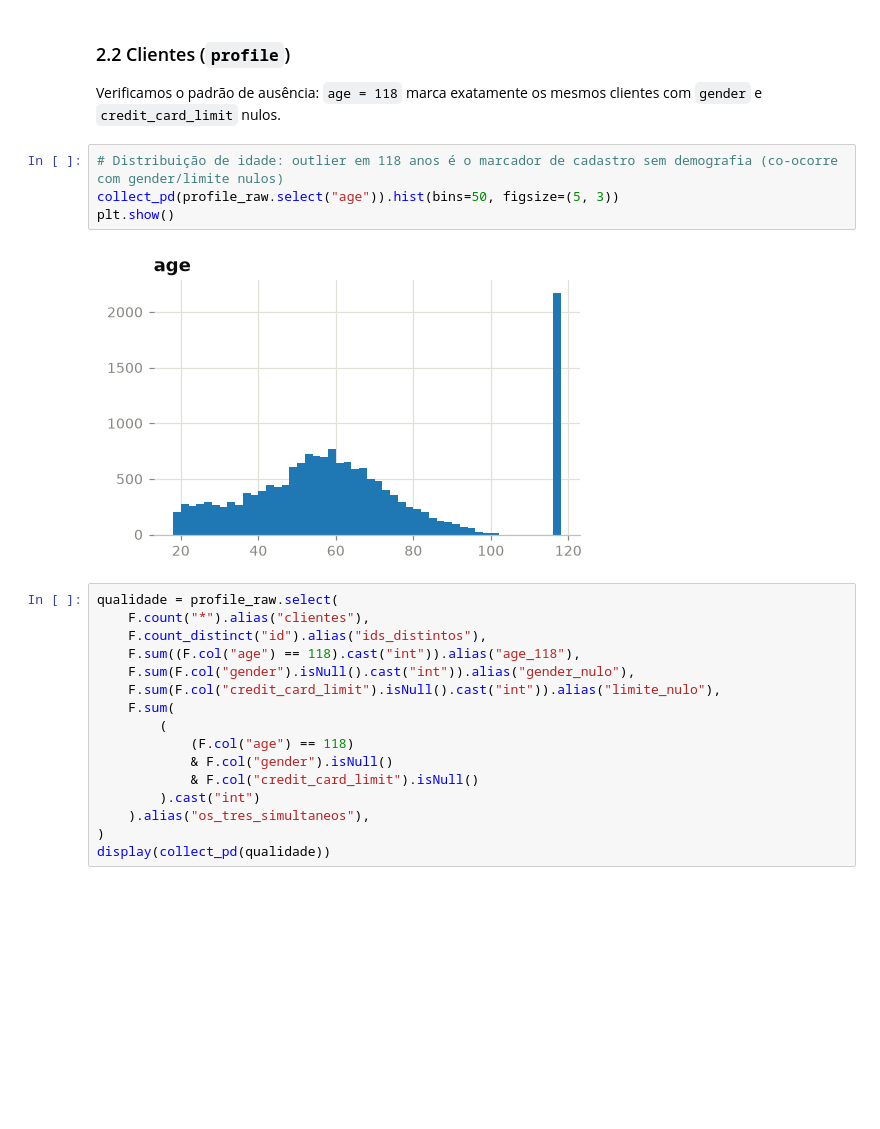
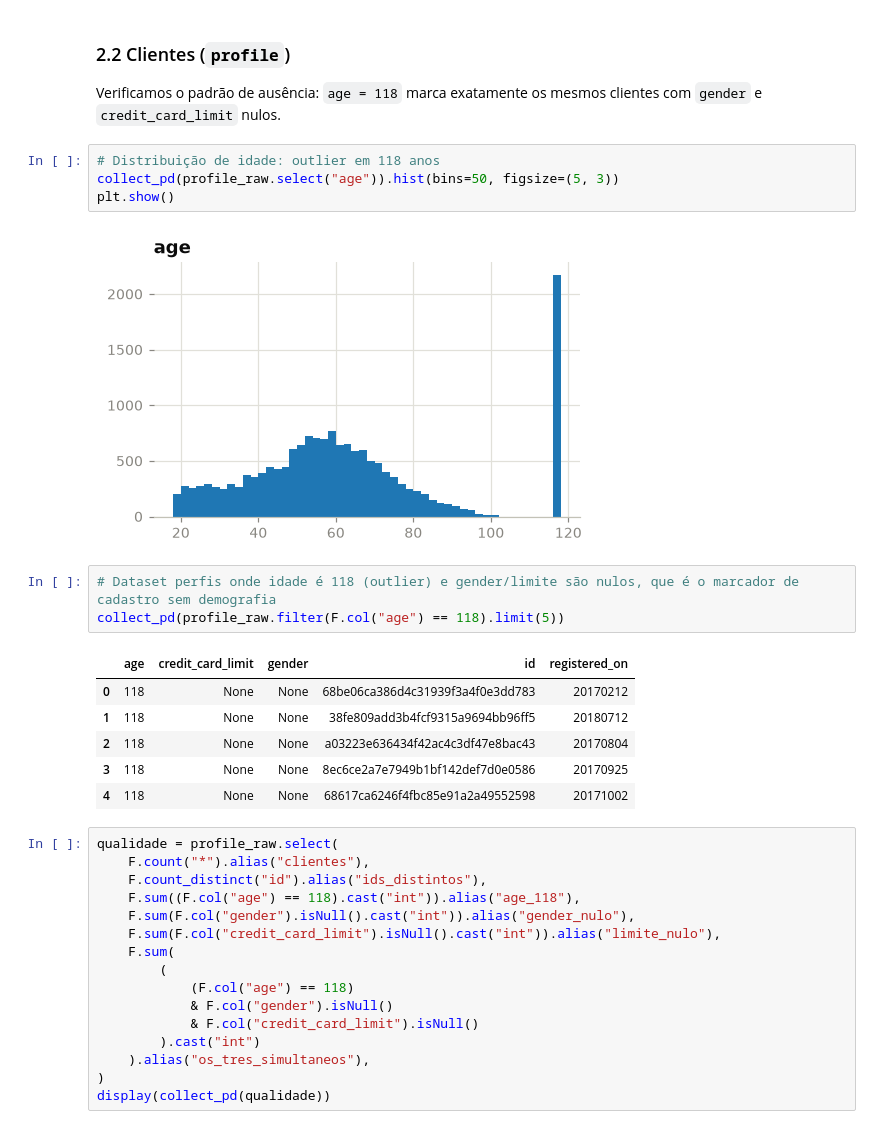
Before and after one commit to castrovinicius/case-ds-ifood, a Jupyter notebook: notebooks/1_data_processing.ipynb, the cells around one changed output. Drawn from its saved outputs; the diff is of its cells as text; blank space fills up the shorter version.

```diff
--- a/notebooks/1_data_processing.ipynb
+++ b/notebooks/1_data_processing.ipynb
@@ -145,11 +145,21 @@ collect_pd(offers_raw.orderBy("offer_type", "min_value", "duration"))
 Verificamos o padrão de ausência: `age = 118` marca exatamente os mesmos clientes com
 `gender` e `credit_card_limit` nulos.
 # %%
-# Distribuição de idade: outlier em 118 anos é o marcador de cadastro sem demografia (co-ocorre com gender/limite nulos)
+# Distribuição de idade: outlier em 118 anos
 collect_pd(profile_raw.select("age")).hist(bins=50, figsize=(5, 3))
 plt.show()
 # %% [output]
 [figure]
+# %%
+# Dataset perfis onde idade é 118 (outlier) e gender/limite são nulos, que é o marcador de cadastro sem demografia
+collect_pd(profile_raw.filter(F.col("age") == 118).limit(5))
+# %% [output]
+|  | age | credit_card_limit | gender | id | registered_on |
+| 0 | 118 | None | None | 68be06ca386d4c31939f3a4f0e3dd783 | 20170212 |
+| 1 | 118 | None | None | 38fe809add3b4fcf9315a9694bb96ff5 | 20180712 |
+| 2 | 118 | None | None | a03223e636434f42ac4c3df47e8bac43 | 20170804 |
+| 3 | 118 | None | None | 8ec6ce2a7e7949b1bf142def7d0e0586 | 20170925 |
+| 4 | 118 | None | None | 68617ca6246f4fbc85e91a2a49552598 | 20171002 |
 # %%
 qualidade = profile_raw.select(
     F.count("*").alias("clientes"),
```
Also changed, not shown: parts of 8 cells of this notebook, 30 other files.
